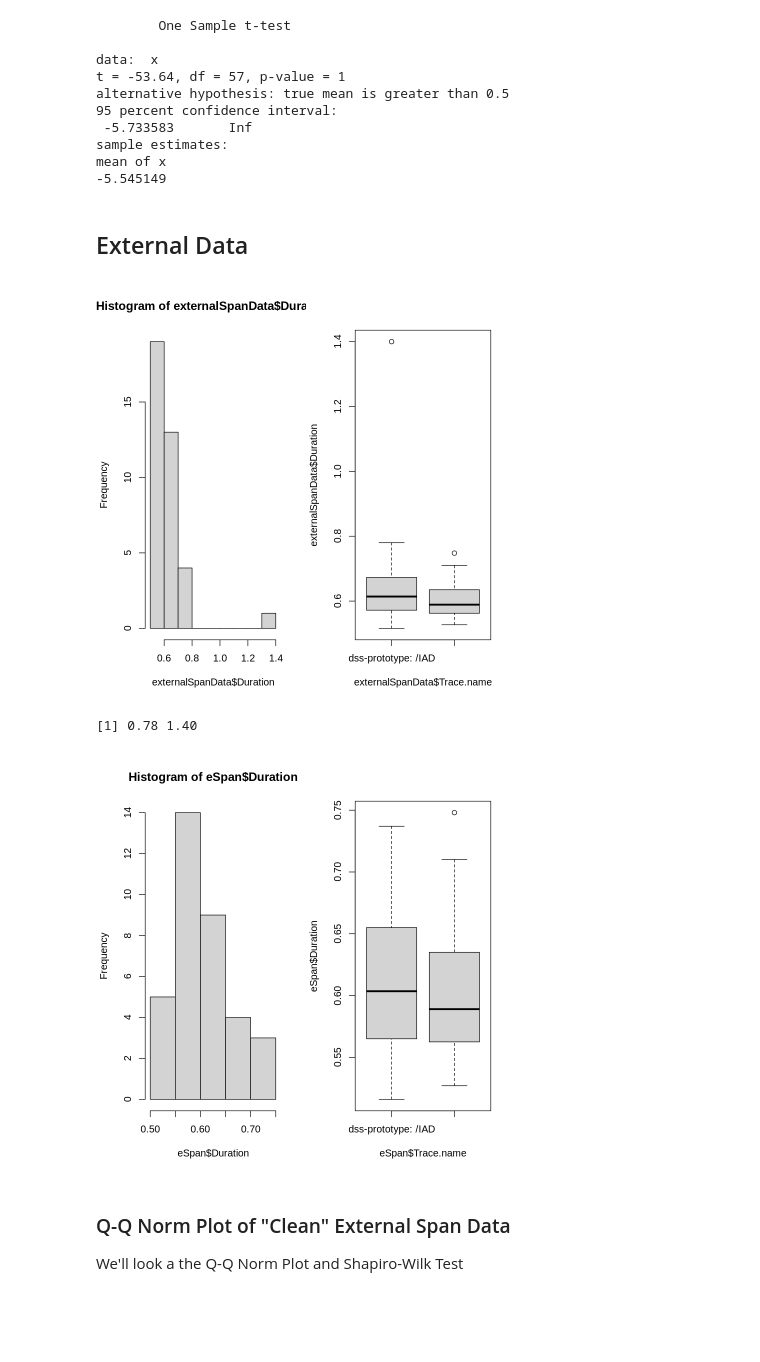
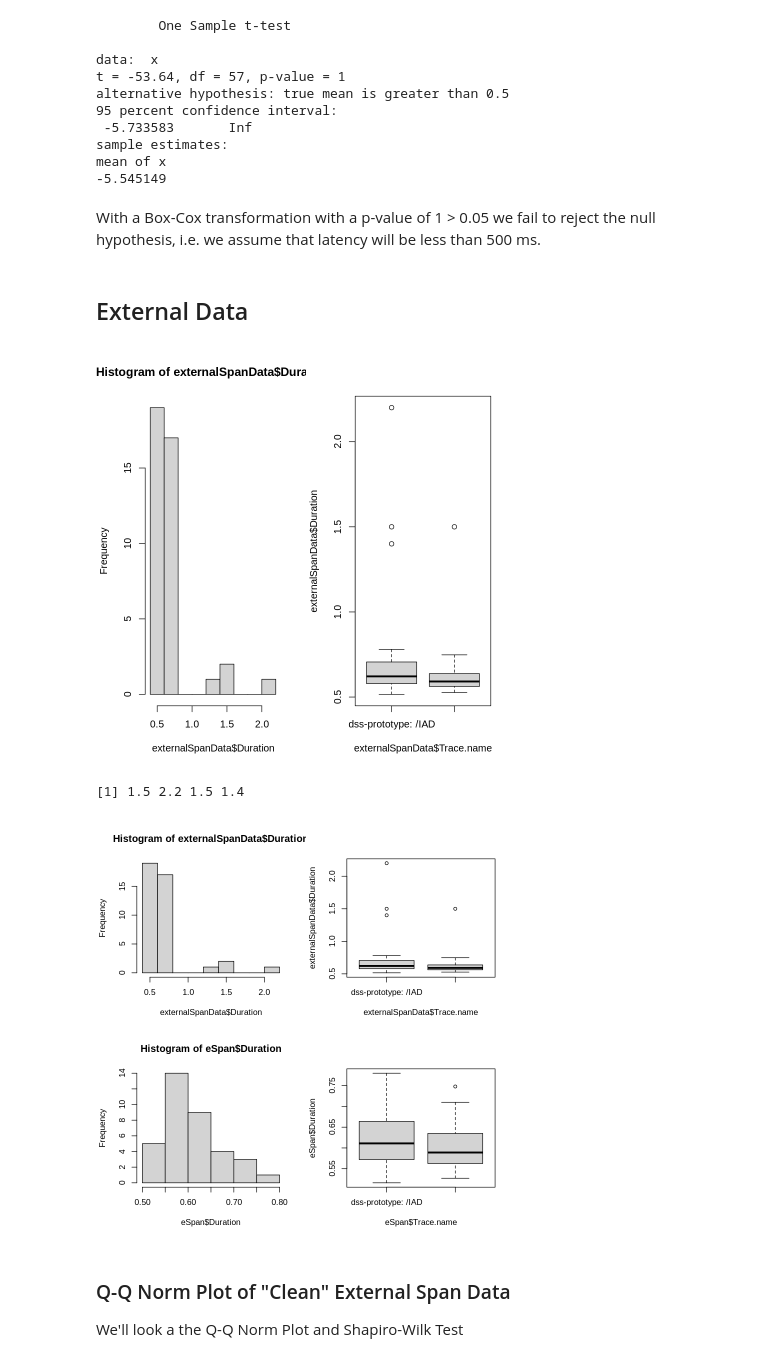
Before and after one commit to amurp003/dss-prototype, a Jupyter notebook: analysis/dss-span-analysis-rev1.ipynb, the cells around one changed output. Cells and saved outputs as stored; diff of their text form; code cells hidden in the pictures; blank space fills up the shorter version.

```diff
--- a/analysis/dss-span-analysis-rev1.ipynb
+++ b/analysis/dss-span-analysis-rev1.ipynb
@@ -418,11 +456,13 @@ alternative hypothesis: true mean is greater than 0.5
 sample estimates:
 mean of x
 -5.545149
+# %% [markdown]
+With a Box-Cox transformation with a p-value of 1 > 0.05 we fail to reject the null hypothesis, i.e. we assume that latency will be less than 500 ms.
 # %% [markdown]
 ## External Data ##
 # %%
-RIC_SpanData = subset(cleanMetrics, Trace.name == "dss-prototype: /RIC")
-IAD_SpanData = subset(cleanMetrics, Trace.name == "dss-prototype: /IAD")
+RIC_SpanData = subset(spanMetrics, Trace.name == "dss-prototype: /RIC")
+IAD_SpanData = subset(spanMetrics, Trace.name == "dss-prototype: /IAD")
 
 externalSpanData <- rbind(RIC_SpanData, IAD_SpanData)
 
@@ -434,20 +474,22 @@ par(mfrow=c(1,2))
 hist(externalSpanData$Duration)
 boxplot(externalSpanData$Duration~externalSpanData$Trace.name)
 # %% [output]
-[figure, old version]
+[figure, new version]
 # %%
 outliers <- boxplot(externalSpanData$Duration, plot = FALSE)$out
 outliers
 
 eSpan <- externalSpanData
 eSpan <- eSpan[-which(eSpan$Duration %in% outliers),]
 
-par(mfrow=c(1,2))
+par(mfrow=c(2,2))
+hist(externalSpanData$Duration)
+boxplot(externalSpanData$Duration~externalSpanData$Trace.name)
 hist(eSpan$Duration)
 boxplot(eSpan$Duration~eSpan$Trace.name)
 # %% [output]
-[1] 0.78 1.40
+[1] 1.5 2.2 1.5 1.4
-[figure, old version]
+[figure, new version]
 # %% [markdown]
 ### Q-Q Norm Plot of "Clean" External Span Data ###
 
```
Also changed, not shown: parts of 29 cells of this notebook.
